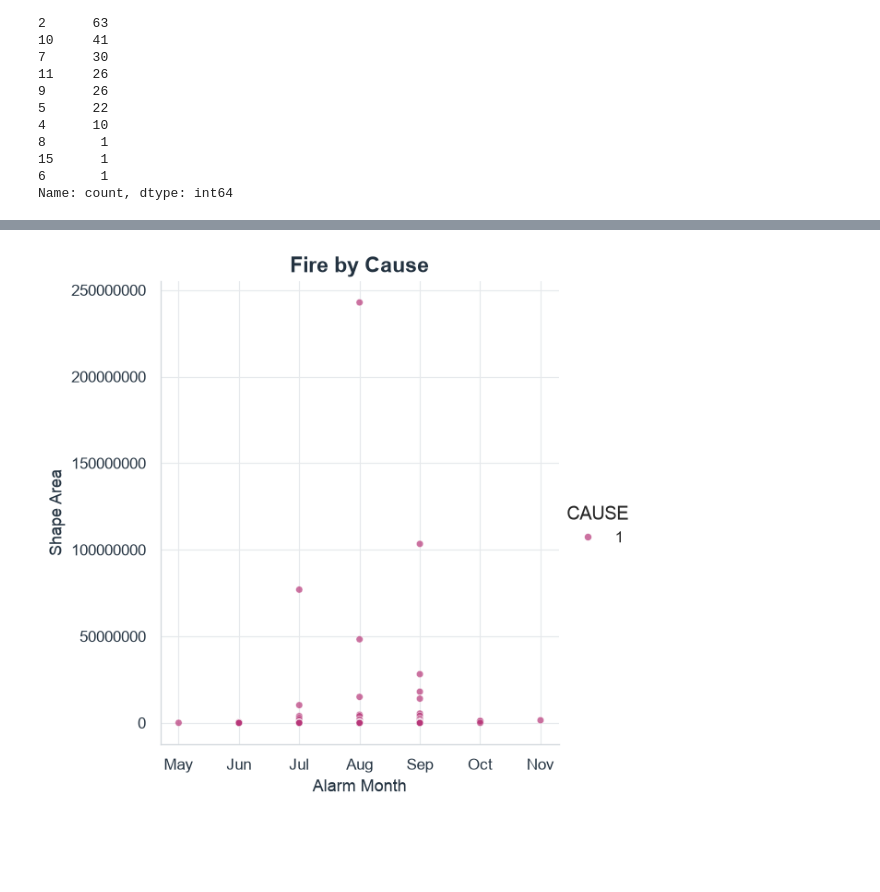
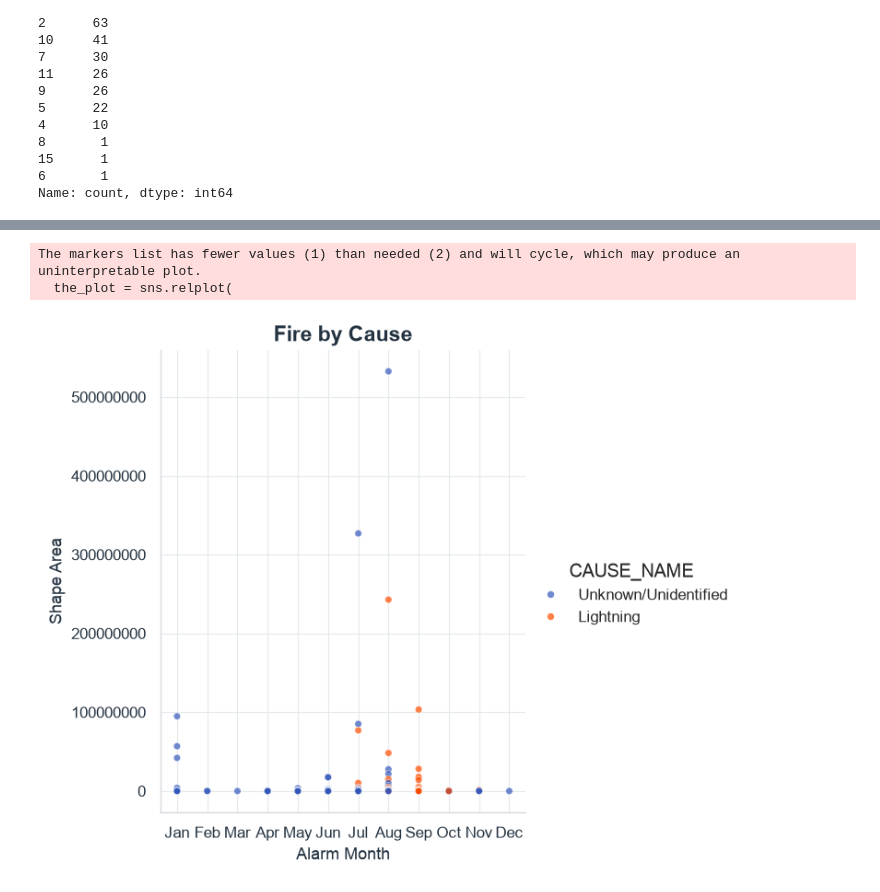
Before and after one commit to Sophiacyt/Wildfire-Wetland_BunkerAndersonTseng, a Jupyter notebook: scripts/A4/fire_by_cause_Sophia.ipynb, the cells around one changed output, grey strips where cells are left out. Saved outputs shown, nothing was run; the diff lists cells and outputs as text; code cells hidden in the pictures; blank space fills up the shorter version.

Commit message:
added cause name column

```diff
--- a/scripts/A4/fire_by_cause_Sophia.ipynb
+++ b/scripts/A4/fire_by_cause_Sophia.ipynb
@@ -133,19 +133,22 @@ fire_shp_25['Alarm Mo_1'] = pd.Categorical(
 )
 # %%
 #map cause to code
-cause_to_code = {
-    "Lightning": 1,
-    "Equipment Use": 2,
-    "Smoking": 3,
-    "Campfire": 4,
-    "Debris Burning": 5,
-    "Railroad": 6,
-    "Arson": 7,
-    "Children (Fire Play)": 8,
-    "Miscellaneous / Other": 9,
-    "Fireworks": 10,
-    "Power Line": 11,
-    "Structure": 12,
-    "Ammunition / Explosives": 13,
-    "Unknown (Human / Undetermined)": 14,
+code_to_cause = {
+    1: "Lightning",
+    2: "Equipment Use",
+    3: "Smoking",
+    4: "Campfire",
+    5: "Debris",
+    6: "Railroad",
+    7: "Arson",
+    8: "Playing with fire",
+    9: "Miscellaneous",
+    10: "Vehicle",
+    11: "Powerline",
+    12: "Firefighter Training",
+    13: "Non-Firefighter Training",
+    14: "Unknown/Unidentified",
 }
+
+fire_shp_25['CAUSE_NAME'] = fire_shp_25['CAUSE'].map(code_to_cause)
+fire_shp_25['CAUSE_NAME'].head(10)
@@ -155,7 +170,7 @@ alarm_start_date = "2025-01-01" #alarm date dropdown range
 alarm_end_date = "2025-12-31"
 cont_start_date = "2025-01-01" #containment date dropdown range
 cont_end_date = "2025-12-31"
-cause = cause_to_code['Lightning']
+cause = ['Lightning','Unknown/Unidentified']
 size = 0
 
 # Subset the data
@@ -164,7 +179,7 @@ fire_subset = fire_shp_25.loc[
     (fire_shp_25['ALARM_DATE'] <= alarm_end_date) &    # End date
     (fire_shp_25['CONT_DATE'] >= cont_start_date) &    # Containment start date
     (fire_shp_25['CONT_DATE'] <= cont_end_date) &      # Containment end date
-    (fire_shp_25['CAUSE'] == cause) &
+    (fire_shp_25['CAUSE_NAME'].isin(cause)) &
     (fire_shp_25['Shape_Area'] >= size),
 ]
 
@@ -180,21 +195,22 @@ fire_subset.head()
 # %%
 #Create a plot of selected fire by cause
 the_plot = sns.relplot(
     data = fire_subset,
     x='Alarm Mo_1',
     y='Shape_Area',
-    hue='CAUSE',
-    style='CAUSE',  markers=['o'],
-    palette='magma',
+    hue='CAUSE_NAME',
+    style='CAUSE_NAME',  markers=['o'],
     s=20,
     alpha=0.7,
 )
 
 #Set plot title and axis labels
 the_plot.set_axis_labels('Alarm Month', 'Shape Area')
 the_plot.set(title='Fire by Cause')
 
 #Display
 the_plot;
 # %% [output]
+The markers list has fewer values (1) than needed (2) and will cycle, which may produce an uninterpretable plot.
+  the_plot = sns.relplot(
-[figure, old version]
+[figure, new version]
```
Also changed, not shown: parts of 2 cells of this notebook.
